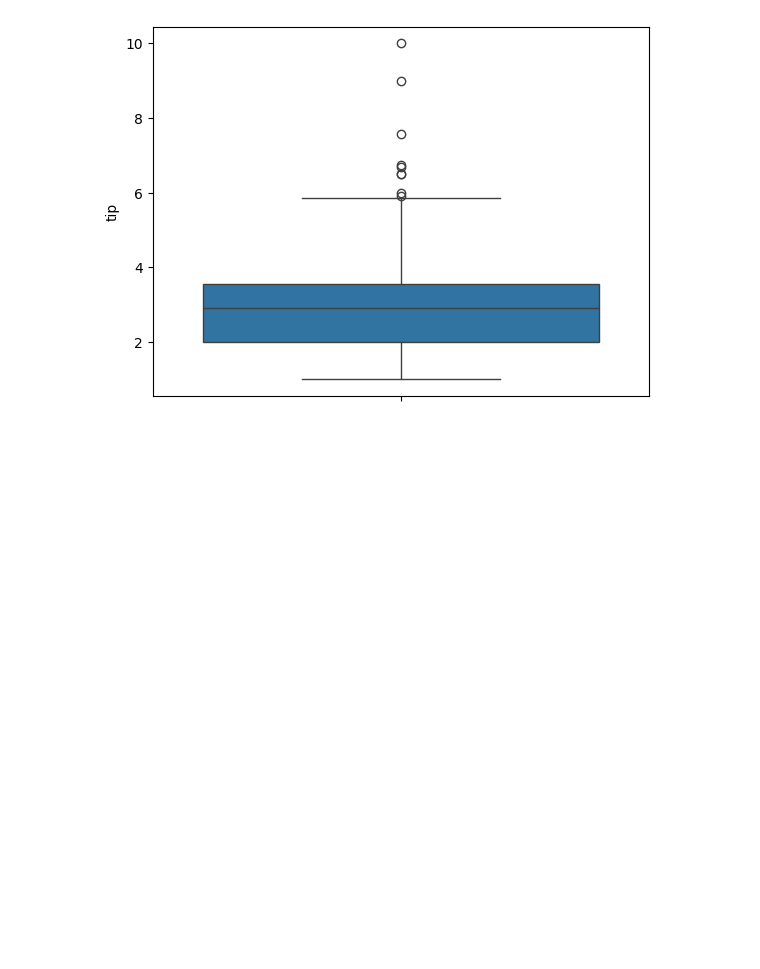
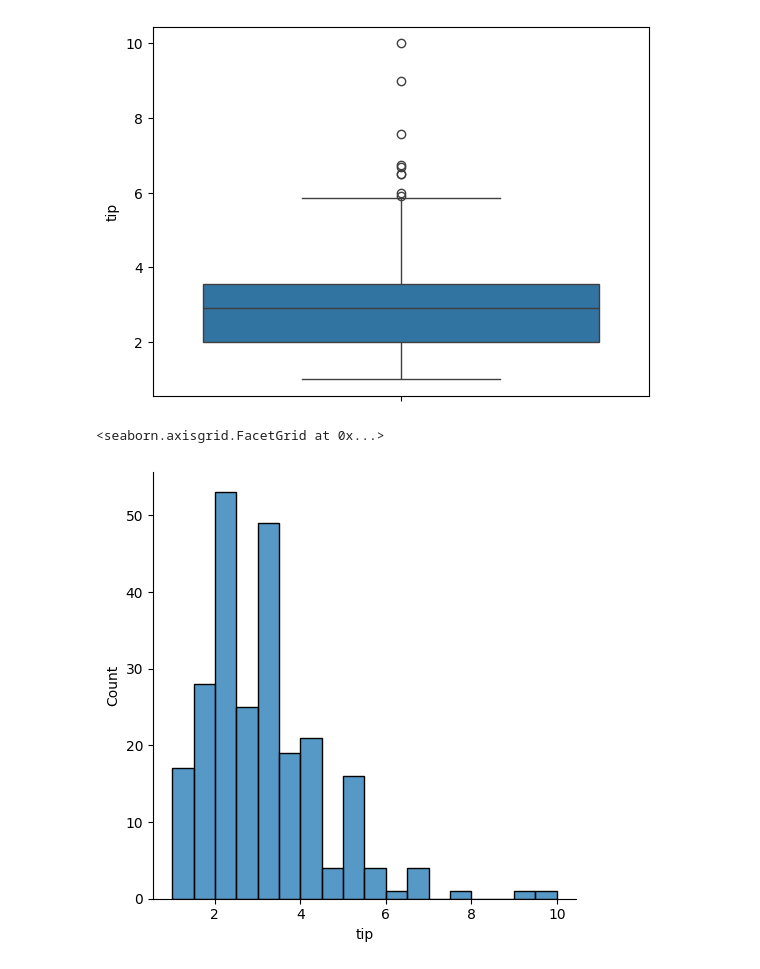
Before and after one commit to Rijindevadas/Seaborn, a Jupyter notebook: a.ipynb, the cells around one changed output. Drawn from its saved outputs; the diff is of its cells as text; code cells hidden in the pictures; blank space fills up the shorter version.

```diff
--- a/a.ipynb
+++ b/a.ipynb
@@ -185,3 +185,8 @@ sns.boxplot(y='tip',data=df)
 #IQR(INTER QUARTILE RANGE)==>(Q3-Q1) =7.5-2=5.5
 #Top Outliers = (Q3+1.5*IQR)===>=15.75
 #Bottom Outliers=(Q1-1.5IQR) =(2-1.5*5.5) =-6.25
+# %%
+sns.displot(x='tip',data=df)
+# %% [output]
+<seaborn.axisgrid.FacetGrid at 0x...>
+[figure, added]
```
